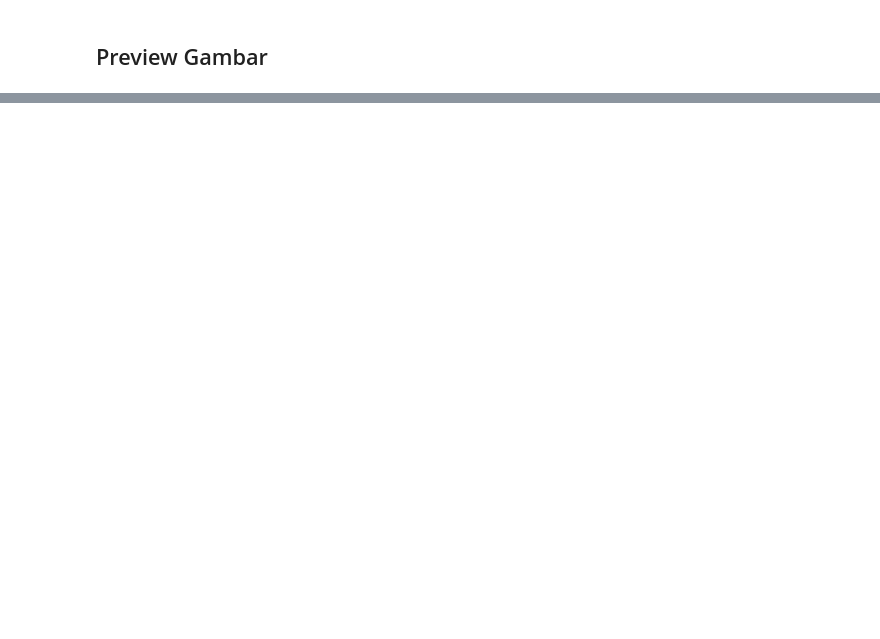
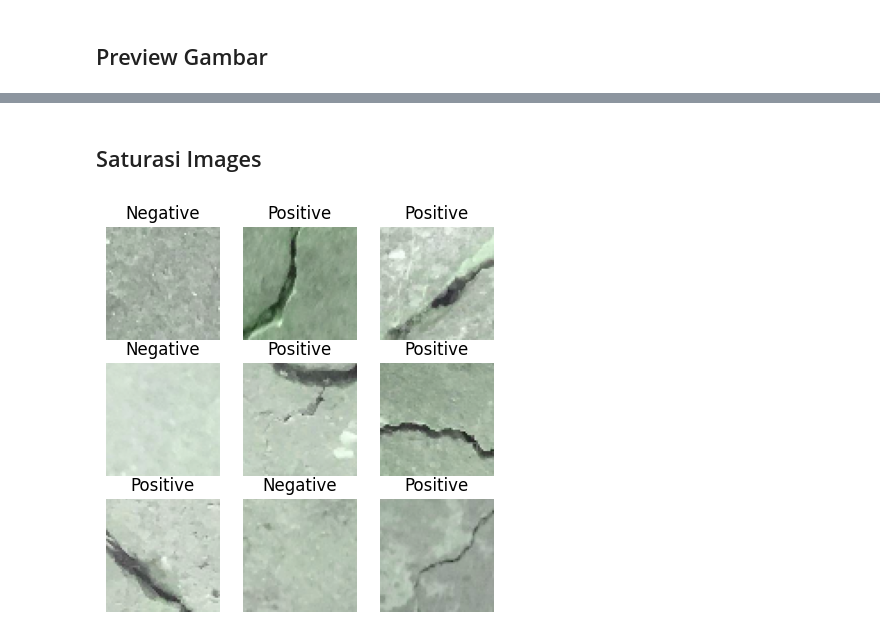
Before and after one commit to Azkina1123/PA-Kecerdasan-Buatan, a Jupyter notebook: pa.ipynb, the cells around one changed output, grey strips where cells are left out. Drawn from its saved outputs; the diff is of its cells as text; code cells hidden in the pictures; blank space fills up the shorter version.

```diff
--- a/pa.ipynb
+++ b/pa.ipynb
@@ -89,0 +114,13 @@ plt.show()
+# %% [markdown]
+## Saturasi Images
+# %%
+def saturate(x, y):
+    image = tf.image.random_saturation(x, 0.5, 1.5)
+    return image, y
+
+saturated_train_set = hued_train_set.map(saturate)
+saturated_test_set = hued_test_set.map(saturate)
+
+show_preview_img(saturated_train_set)
+# %% [output]
+[figure, added]
```
Also changed, not shown: parts of 36 cells of this notebook.
